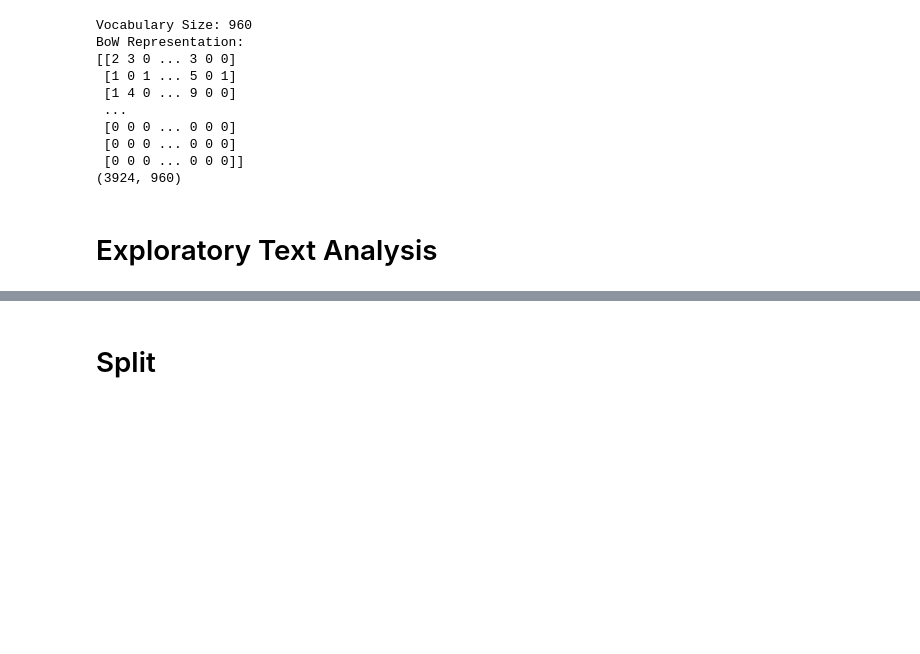
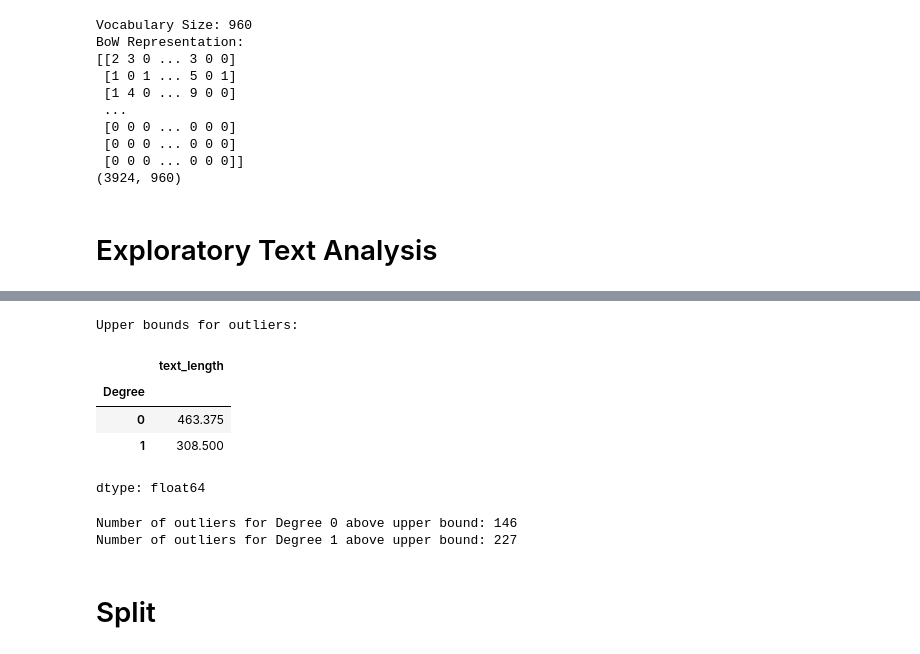
Before and after one commit to MuhammadHelmyOmar/Hadith, a Jupyter notebook: bow_featuring.ipynb, the cells around one changed output, grey strips where cells are left out. Drawn from its saved outputs; the diff is of its cells as text; code cells hidden in the pictures; blank space fills up the shorter version.

```diff
--- a/bow_featuring.ipynb
+++ b/bow_featuring.ipynb
@@ -193,3 +258,35 @@ Top 20 most frequent words:
+# %%
+# Calculate IQR for each degree
+Q1 = sampled_data.groupby('Degree')['text_length'].quantile(0.25)
+Q3 = sampled_data.groupby('Degree')['text_length'].quantile(0.75)
+IQR = Q3 - Q1
+
+# Define outlier bounds
+upper_bound = Q3 + 1.5 * IQR
+
+print("\nUpper bounds for outliers:")
+display(upper_bound)
+
+# Identify outliers for each degree
+outliers_degree_0 = sampled_data[(sampled_data['Degree'] == 0) &
+                                (sampled_data['text_length'] > upper_bound[0])]
+
+outliers_degree_1 = sampled_data[(sampled_data['Degree'] == 1) &
+                                (sampled_data['text_length'] > upper_bound[1])]
+
+
+# Print the number of outliers
+print(f"Number of outliers for Degree 0 above upper bound: {len(outliers_degree_0)}")
+print(f"Number of outliers for Degree 1 above upper bound: {len(outliers_degree_1)}")
+# %% [output]
+Upper bounds for outliers:
+|  | text_length |
+| Degree |  |
+| 0 | 463.375 |
+| 1 | 308.500 |
+dtype: float64
+Number of outliers for Degree 0 above upper bound: 146
+Number of outliers for Degree 1 above upper bound: 227
 # %% [markdown]
 # Split
 # %%
```
Also changed, not shown: parts of 7 cells of this notebook.
